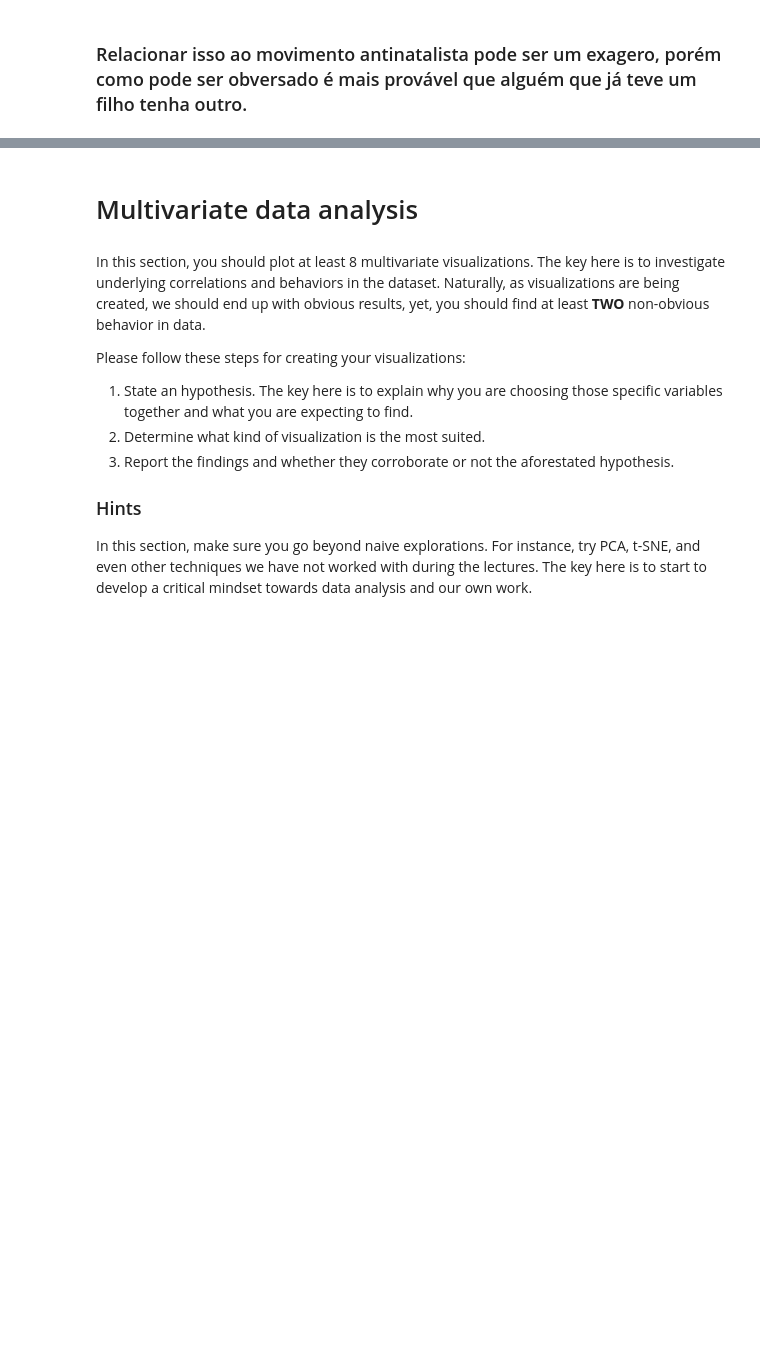
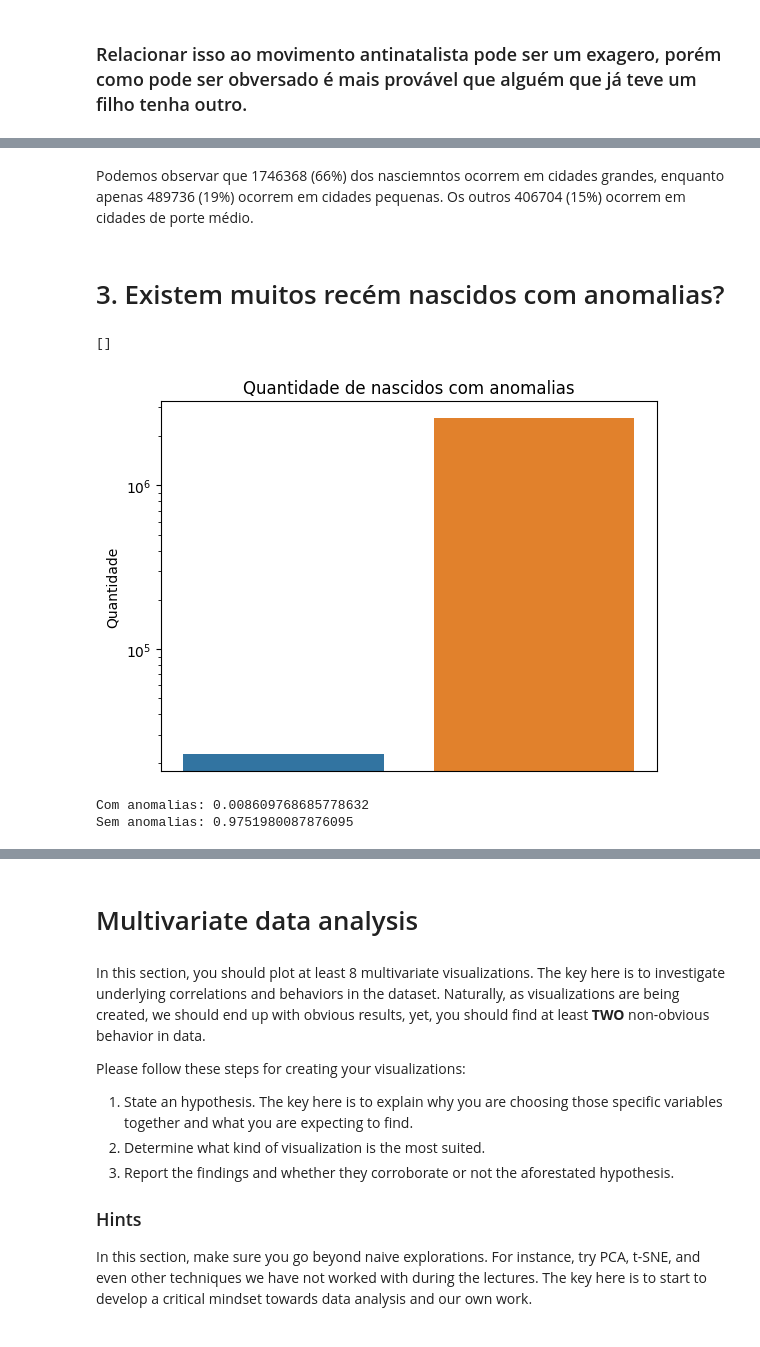
Before and after one commit to danielnowakassis/SINASC-Dataset, a Jupyter notebook: DS_project_template.ipynb, the cells around one changed output, grey strips where cells are left out. Drawn from its saved outputs; the diff is of its cells as text; code cells hidden in the pictures; blank space fills up the shorter version.

```diff
--- a/DS_project_template.ipynb
+++ b/DS_project_template.ipynb
@@ -457,0 +530,24 @@ plt.show()
+# %% [markdown]
+Podemos observar que 1746368 (66%) dos nasciemntos ocorrem em cidades grandes, enquanto apenas 489736 (19%) ocorrem em cidades pequenas. Os outros 406704 (15%) ocorrem em cidades de porte médio.
+# %% [markdown]
+# 3. Existem muitos recém nascidos com anomalias?
+# %%
+anomalias = full_df[["IDANOMAL"]].rename(columns={"IDANOMAL": "Nascidos com anomalias"})
+
+data = sns.countplot(x=anomalias["Nascidos com anomalias"])
+data.set(xlabel=None)
+data.set_yscale('log')
+plt.tick_params(axis='x', which='both', bottom=False, top=False, labelbottom=False)
+plt.ylabel('Quantidade')
+plt.title("Quantidade de nascidos com anomalias")
+plt.plot()
+# %% [output]
+[]
+[figure, added]
+# %%
+contagem = anomalias["Nascidos com anomalias"].value_counts()
+print(f'Com anomalias: {contagem[1] / len(anomalias["Nascidos com anomalias"])}')
+print(f'Sem anomalias: {contagem[2] / len(anomalias["Nascidos com anomalias"])}')
+# %% [output]
+Com anomalias: 0.008609768685778632
+Sem anomalias: 0.9751980087876095
```
Also changed, not shown: parts of 30 cells of this notebook.
